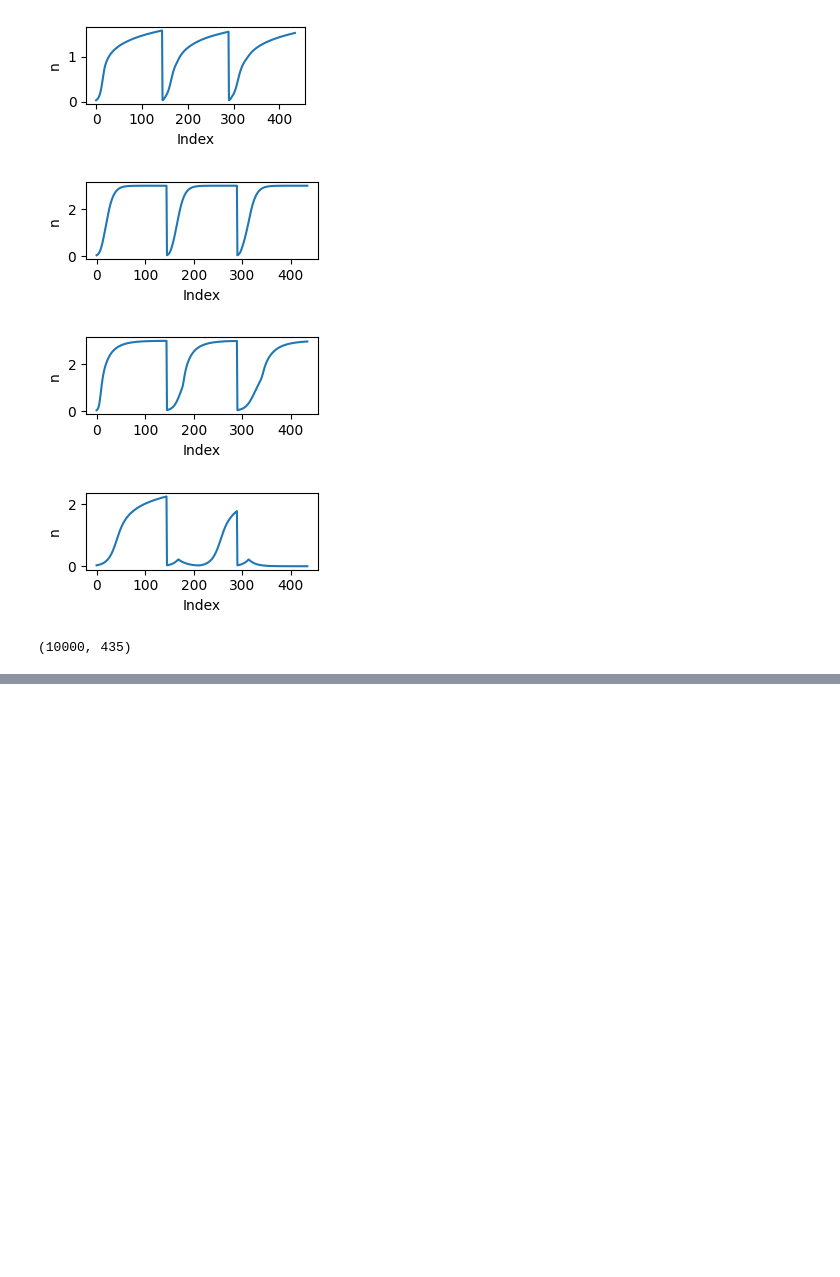
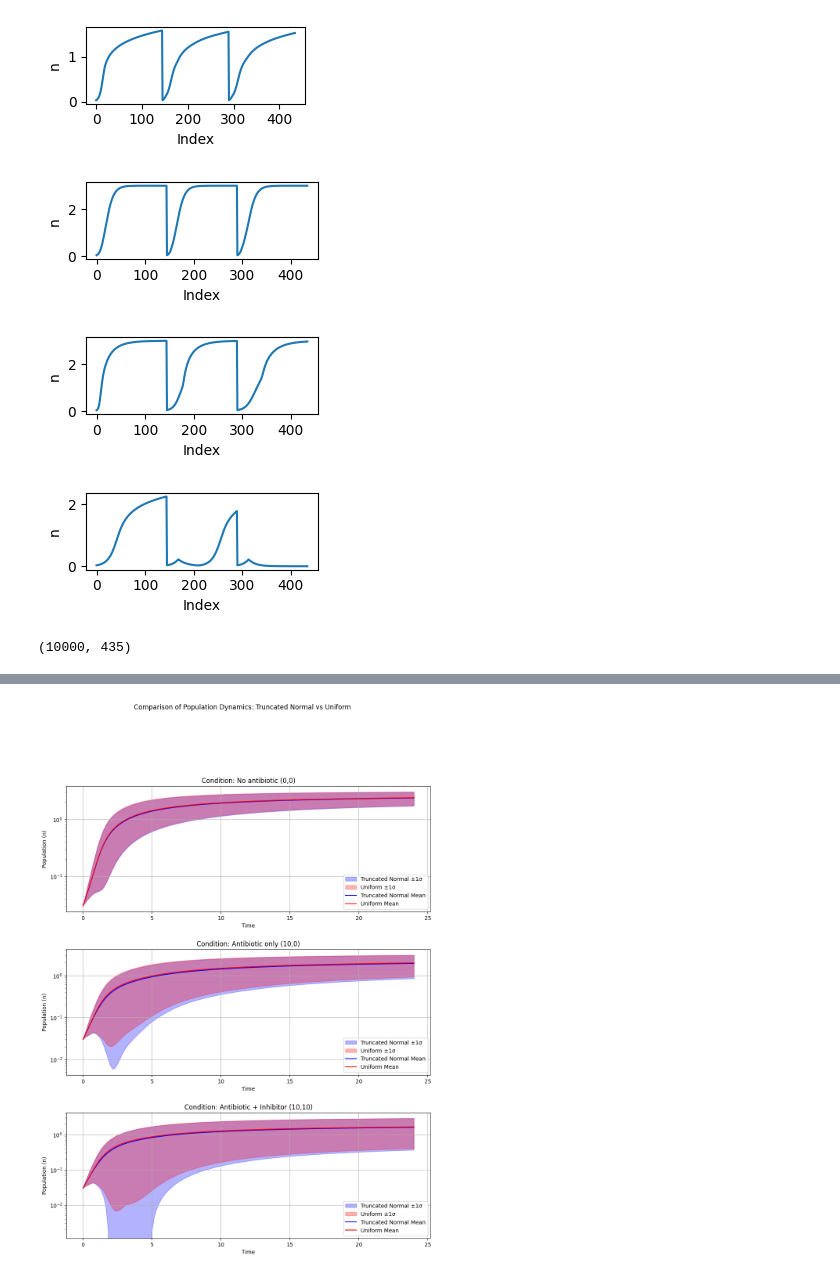
Before and after one commit to IridaSh/growth_curves_modeling, a Jupyter notebook: simulation.ipynb, the cells around one changed output, grey strips where cells are left out. Cells and saved outputs as stored; diff of their text form; code cells hidden in the pictures; blank space fills up the shorter version.

```diff
--- a/simulation.ipynb
+++ b/simulation.ipynb
@@ -560,0 +613,68 @@ Data type: float64
+# %%
+import numpy as np
+import matplotlib.pyplot as plt
+
+# Load both datasets
+truncated_data = np.load('data/simulated/curves10k.npz')['curves']
+uniform_data = np.load('data/simulated_uniform/curves10k.npz')['curves']
+
+# Function to compute summary statistics
+def compute_statistics(data):
+    # Compute mean, std, min, max for each timepoint
+    mean = np.mean(data, axis=0)
+    std = np.std(data, axis=0)
+    min_vals = np.min(data, axis=0)
+    max_vals = np.max(data, axis=0)
+    return mean, std, min_vals, max_vals
+
+# Create comparison plots for each condition
+conditions = ['No antibiotic (0,0)', 'Antibiotic only (10,0)', 'Antibiotic + Inhibitor (10,10)']
+t = np.linspace(0, 24, truncated_data.shape[3])
+
+fig, axes = plt.subplots(3, 1, figsize=(12, 15))
+plt.subplots_adjust(hspace=0.3)
+
+for i in range(3):
+    # Get statistics for population (n) for both distributions
+    trunc_mean, trunc_std, trunc_min, trunc_max = compute_statistics(truncated_data[:, i, 0, :])
+    unif_mean, unif_std, unif_min, unif_max = compute_statistics(uniform_data[:, i, 0, :])
+
+    ax = axes[i]
+
+    # Plot mean and standard deviation ranges
+    ax.fill_between(t, trunc_mean - trunc_std, trunc_mean + trunc_std,
+                   alpha=0.3, color='blue', label='Truncated Normal ±1σ')
+    ax.fill_between(t, unif_mean - unif_std, unif_mean + unif_std,
+                   alpha=0.3, color='red', label='Uniform ±1σ')
+
+    # Plot means
+    ax.plot(t, trunc_mean, 'b-', label='Truncated Normal Mean')
+    ax.plot(t, unif_mean, 'r-', label='Uniform Mean')
+
+    ax.set_yscale('log')
+    ax.set_title(f'Condition: {conditions[i]}')
+    ax.set_xlabel('Time')
+    ax.set_ylabel('Population (n)')
+    ax.legend()
+    ax.grid(True)
+
+plt.suptitle('Comparison of Population Dynamics: Truncated Normal vs Uniform', y=1.02)
+plt.show()
+
+# Print some numerical comparisons
+print("Statistical comparison:")
+for i, condition in enumerate(conditions):
+    print(f"\nCondition: {condition}")
+
+    trunc_final = truncated_data[:, i, 0, -1]
+    unif_final = uniform_data[:, i, 0, -1]
+
+    print(f"Truncated Normal - Final mean: {np.mean(trunc_final):.3f}, std: {np.std(trunc_final):.3f}")
+    print(f"Uniform         - Final mean: {np.mean(unif_final):.3f}, std: {np.std(unif_final):.3f}")
+
+    # Compute KS statistic
+    from scipy import stats
+    ks_stat, p_value = stats.ks_2samp(trunc_final, unif_final)
+    print(f"KS test - statistic: {ks_stat:.3f}, p-value: {p_value:.3e}")
+# %% [output]
+[figure, added]
```
Also changed, not shown: parts of 15 cells of this notebook, 18 other files.
